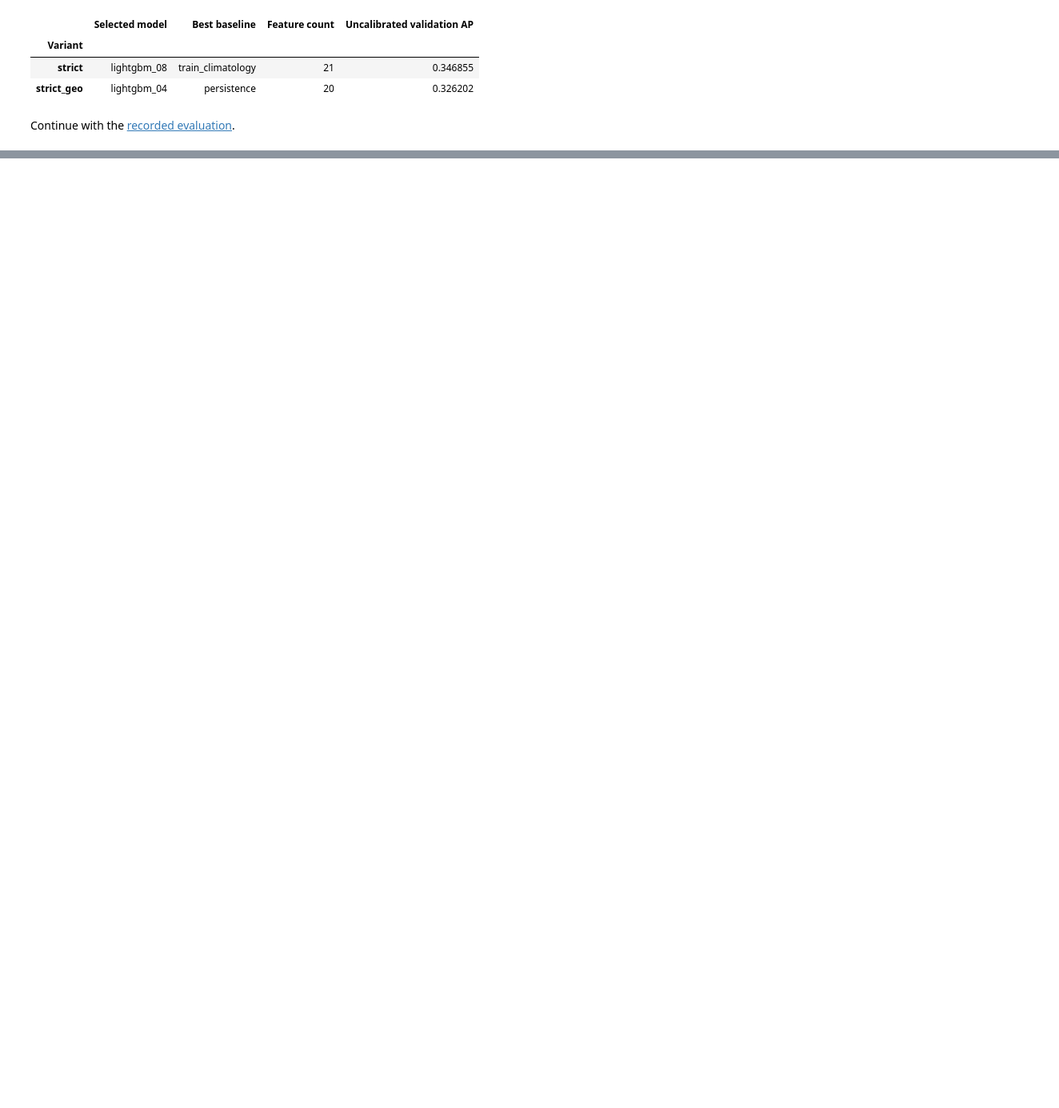
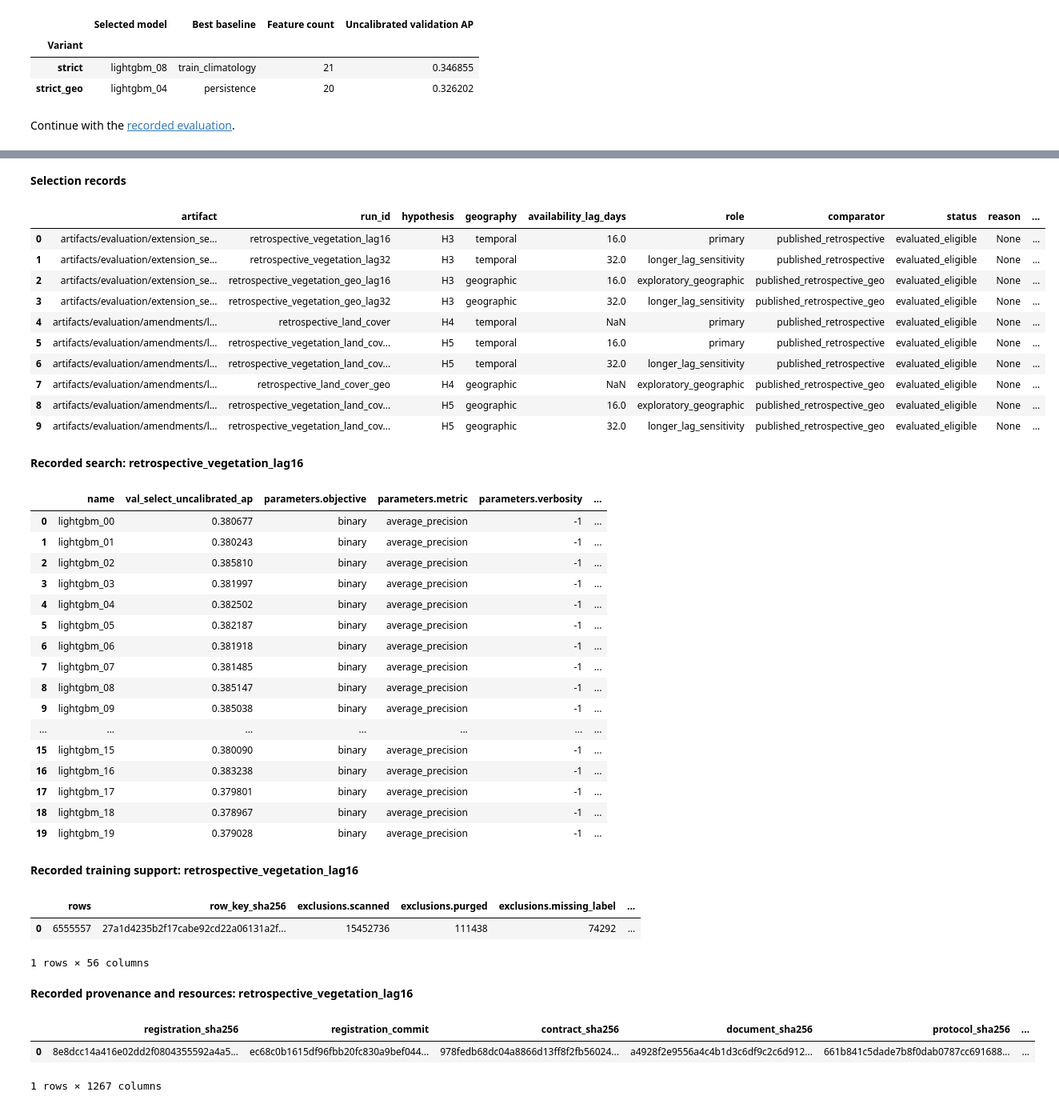
Before and after one commit to Cupesi/bolivia-fire, a Jupyter notebook: notebooks/03_modeling.ipynb, the cells around one changed output, grey strips where cells are left out. Shown at 80% size. Cells and saved outputs as stored; diff of their text form; code cells hidden in the pictures; blank space fills up the shorter version.

Commit message:
fix(notebooks): display final environmental extension results

```diff
--- a/notebooks/03_modeling.ipynb
+++ b/notebooks/03_modeling.ipynb
@@ -341,0 +359,48 @@ Continue with the [recorded evaluation](04_evaluation.ipynb).
+# %%
+from bolivia_fire.notebook_helpers import extension_selections
+
+extension_models = extension_selections(root)
+for message in extension_models.messages:
+    print(message)
+for title, values in extension_models.tables:
+    display(Markdown(f"**{title}**"))
+    display(values)
+# %% [output]
+**Selection records**
+|  | artifact | run_id | hypothesis | geography | availability_lag_days | role | comparator | status | reason | ... |
+| 0 | artifacts/evaluation/extension_se... | retrospective_vegetation_lag16 | H3 | temporal | 16.0 | primary | published_retrospective | evaluated_eligible | None | ... |
+| 1 | artifacts/evaluation/extension_se... | retrospective_vegetation_lag32 | H3 | temporal | 32.0 | longer_lag_sensitivity | published_retrospective | evaluated_eligible | None | ... |
+| 2 | artifacts/evaluation/extension_se... | retrospective_vegetation_geo_lag16 | H3 | geographic | 16.0 | exploratory_geographic | published_retrospective_geo | evaluated_eligible | None | ... |
+| 3 | artifacts/evaluation/extension_se... | retrospective_vegetation_geo_lag32 | H3 | geographic | 32.0 | longer_lag_sensitivity | published_retrospective_geo | evaluated_eligible | None | ... |
+| 4 | artifacts/evaluation/amendments/l... | retrospective_land_cover | H4 | temporal | NaN | primary | published_retrospective | evaluated_eligible | None | ... |
+| 5 | artifacts/evaluation/amendments/l... | retrospective_vegetation_land_cov... | H5 | temporal | 16.0 | primary | published_retrospective | evaluated_eligible | None | ... |
+| 6 | artifacts/evaluation/amendments/l... | retrospective_vegetation_land_cov... | H5 | temporal | 32.0 | longer_lag_sensitivity | published_retrospective | evaluated_eligible | None | ... |
+| 7 | artifacts/evaluation/amendments/l... | retrospective_land_cover_geo | H4 | geographic | NaN | exploratory_geographic | published_retrospective_geo | evaluated_eligible | None | ... |
+| 8 | artifacts/evaluation/amendments/l... | retrospective_vegetation_land_cov... | H5 | geographic | 16.0 | exploratory_geographic | published_retrospective_geo | evaluated_eligible | None | ... |
+| 9 | artifacts/evaluation/amendments/l... | retrospective_vegetation_land_cov... | H5 | geographic | 32.0 | longer_lag_sensitivity | published_retrospective_geo | evaluated_eligible | None | ... |
+**Recorded search: retrospective_vegetation_lag16**
+|  | name | val_select_uncalibrated_ap | parameters.objective | parameters.metric | parameters.verbosity | ... |
+| 0 | lightgbm_00 | 0.380677 | binary | average_precision | -1 | ... |
+| 1 | lightgbm_01 | 0.380243 | binary | average_precision | -1 | ... |
+| 2 | lightgbm_02 | 0.385810 | binary | average_precision | -1 | ... |
+| 3 | lightgbm_03 | 0.381997 | binary | average_precision | -1 | ... |
+| 4 | lightgbm_04 | 0.382502 | binary | average_precision | -1 | ... |
+| 5 | lightgbm_05 | 0.382187 | binary | average_precision | -1 | ... |
+| 6 | lightgbm_06 | 0.381918 | binary | average_precision | -1 | ... |
+| 7 | lightgbm_07 | 0.381485 | binary | average_precision | -1 | ... |
+| 8 | lightgbm_08 | 0.385147 | binary | average_precision | -1 | ... |
+| 9 | lightgbm_09 | 0.385038 | binary | average_precision | -1 | ... |
+| ... | ... | ... | ... | ... | ... | ... |
+| 15 | lightgbm_15 | 0.380090 | binary | average_precision | -1 | ... |
+| 16 | lightgbm_16 | 0.383238 | binary | average_precision | -1 | ... |
+| 17 | lightgbm_17 | 0.379801 | binary | average_precision | -1 | ... |
+| 18 | lightgbm_18 | 0.378967 | binary | average_precision | -1 | ... |
+| 19 | lightgbm_19 | 0.379028 | binary | average_precision | -1 | ... |
+**Recorded training support: retrospective_vegetation_lag16**
+|  | rows | row_key_sha256 | exclusions.scanned | exclusions.purged | exclusions.missing_label | ... |
+| 0 | 6555557 | 27a1d4235b2f17cabe92cd22a06131a2f... | 15452736 | 111438 | 74292 | ... |
+1 rows × 56 columns
+**Recorded provenance and resources: retrospective_vegetation_lag16**
+|  | registration_sha256 | registration_commit | contract_sha256 | document_sha256 | protocol_sha256 | ... |
+| 0 | 8e8dcc14a416e02dd2f0804355592a4a5... | ec68c0b1615df96fbb20fc830a9bef044... | 978fedb68dc04a8866d13ff8f2fb56024... | a4928f2e9556a4c4b1d3c6df9c2c6d912... | 661b841c5dade7b8f0dab0787cc691688... | ... |
+1 rows × 1267 columns
```
Also changed, not shown: parts of 2 cells of this notebook, 5 other files.
